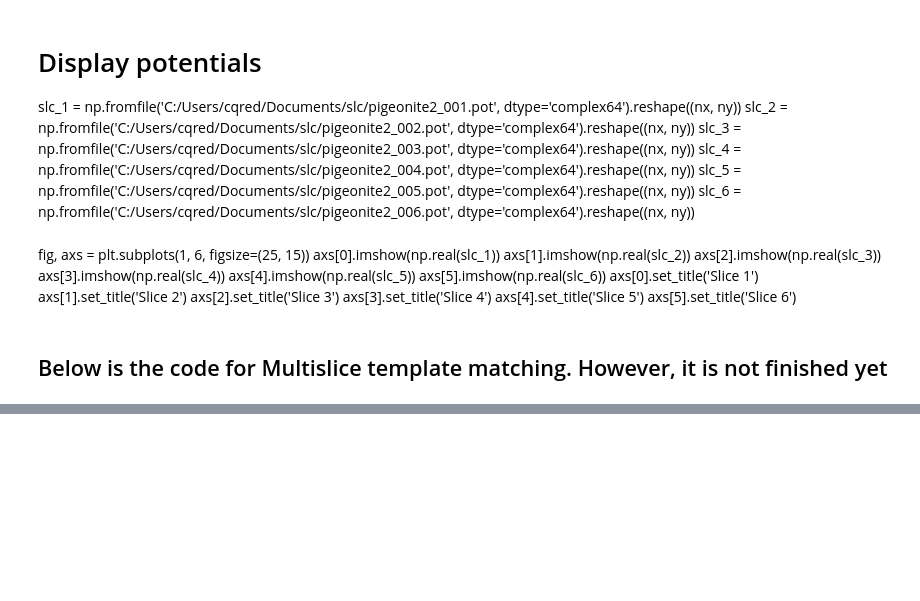
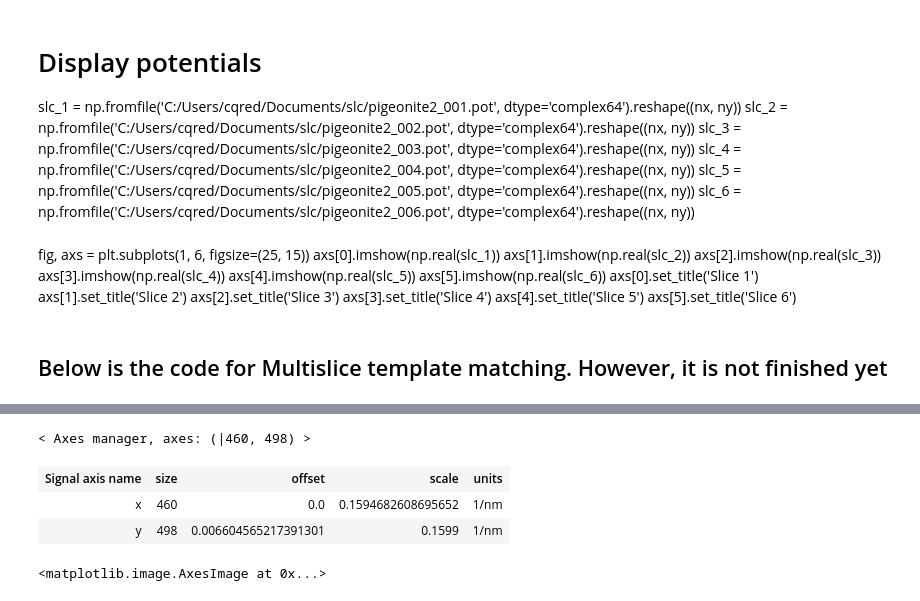
Before and after one commit to MartialD/Notebook_Lision, a Jupyter notebook: Notebook/4D-STEM_Diffraction/Dr. Probe Python Wrapper.ipynb, the cells around one changed output, grey strips where cells are left out. Saved outputs shown, nothing was run; the diff lists cells and outputs as text; code cells hidden in the pictures; blank space fills up the shorter version.

```diff
--- a/Notebook/4D-STEM_Diffraction/Dr. Probe Python Wrapper.ipynb
+++ b/Notebook/4D-STEM_Diffraction/Dr. Probe Python Wrapper.ipynb
@@ -343,0 +397,10 @@ indexation_results = indexer.correlate(n_largest=3)
+# %%
+#I have no idea why it works with 460 in rebin!!!
+Simu_data_square = Simu_data.rebin((460,498))
+# %%
+Simu_data_square.axes_manager
+# %% [output]
+< Axes manager, axes: (|460, 498) >
+| Signal axis name | size | offset | scale | units |
+| x | 460 | 0.0 | 0.1594682608695652 | 1/nm |
+| y | 498 | 0.006604565217391301 | 0.1599 | 1/nm |
@@ -343,0 +419,4 @@ indexation_results = indexer.correlate(n_largest=3)
+# %%
+plt.imshow(img, cmap='gray',vmax=0.0005)
+# %% [output]
+<matplotlib.image.AxesImage at 0x...>
```
Also changed, not shown: parts of 21 cells of this notebook, 1 other file.
